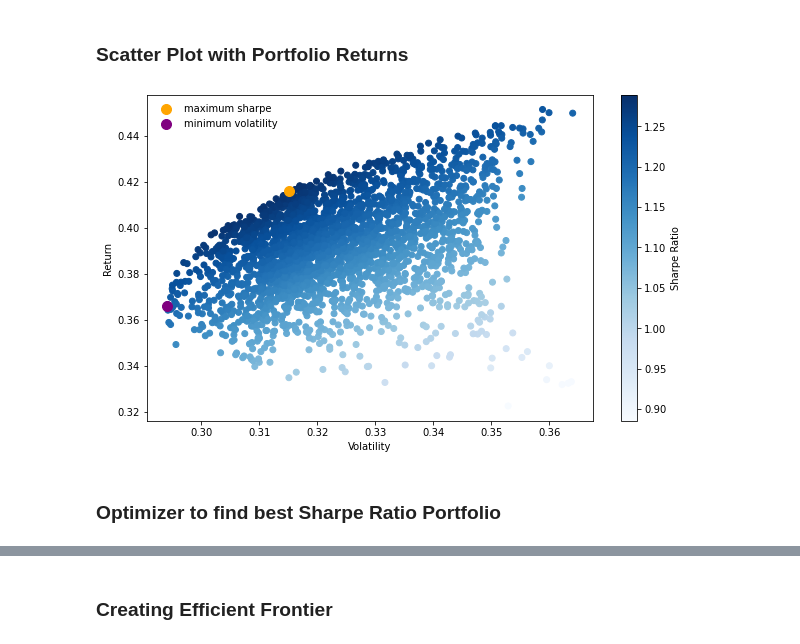
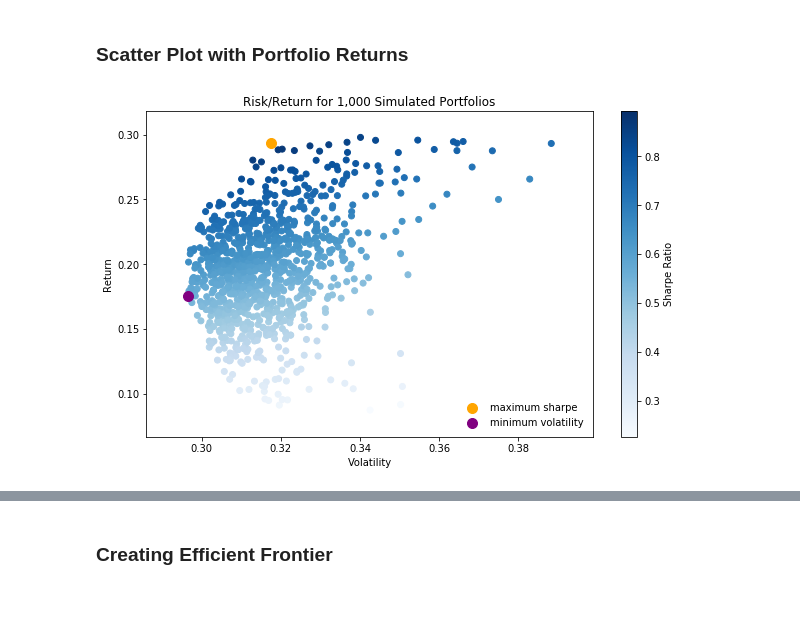
Before and after one commit to mateomarks/Portfolio-Management, a Jupyter notebook: Monte Carlo 2020.ipynb, the cells around one changed output, grey strips where cells are left out. Saved outputs shown, nothing was run; the diff lists cells and outputs as text; code cells hidden in the pictures; blank space fills up the shorter version.

```diff
--- a/Monte Carlo 2020.ipynb
+++ b/Monte Carlo 2020.ipynb
@@ -43,0 +66,15 @@ plt.show()
+# %%
+# Initial Weights
+eq_w = len_symbols * [1 / len_symbols]
+
+#Risk Free
+rf = 0.01
+
+def calculate_return(weights):
+    return np.dot(returns.mean(), weights) * 252
+
+def calculate_std_dev(weights):
+    return math.sqrt(np.dot(weights, np.dot(returns.cov(), weights)) * 252)
+
+def calculate_sharpe(weights):
+    return (calculate_return(weights) - rf) / calculate_std_dev(weights)
@@ -70,0 +99,10 @@ for x in range(num_ports):
+# %%
+np.random.seed(21)
+num_ports = 1000
+
+random_weights = np.random.random((num_ports, len(symbols)))
+random_weights = (random_weights.T / random_weights.sum(axis=1)).T
+# %%
+simulations = [(calculate_return(w), calculate_std_dev(w),calculate_sharpe(w)) for w in random_weights]
+simulations = np.array(simulations)
+simulations[:5]
@@ -98,0 +122,11 @@ MSFT       19.12
+# %%
+print("Max Sharpe Ratio using Monte Carlo Simulation: {:.3f}".format(simulations[:,2].max()))
+print_weights(random_weights[simulations[:,2].argmax(),:])
+
+min_vol_ret = simulations[simulations[:,1].argmin(),0]
+min_vol_vol = simulations[simulations[:,1].argmin(),1]
+
+max_sharpe_ret = simulations[simulations[:,2].argmax(),0]
+max_sharpe_vol = simulations[simulations[:,2].argmax(),1]
+
+max_ret_ret = simulations[simulations[:,0].argmax(),0]
@@ -100,15 +142,15 @@ MSFT       19.12
 ### Scatter Plot with Portfolio Returns
 # %%
 plt.figure(figsize=(10,6))
-plt.scatter(vol_arr, ret_arr, c=sharpe_arr, cmap='Blues')
+plt.scatter(simulations[:,1],simulations[:,0], c=simulations[:,2], cmap='Blues')
 plt.colorbar(label='Sharpe Ratio')
 plt.xlabel('Volatility')
 plt.ylabel('Return')
-plt.scatter(max_sr_vol, max_sr_ret,c='orange', s=100, label='maximum sharpe') # red dot
-plt.scatter(min_vol_vol, min_vol_ret,c='purple', s=100, label='minimum volatility') # black dot
+plt.title('Risk/Return for 1,000 Simulated Portfolios')
+plt.scatter(max_sharpe_vol, max_sharpe_ret,c='orange', s=100, label='maximum sharpe')
+plt.scatter(min_vol_vol, min_vol_ret,c='purple', s=100, label='minimum volatility')
 plt.legend(frameon=False)
+#plt.savefig('montecarlo.png')
 plt.show()
 # %% [output]
-[figure, old version]
+[figure, new version]
-# %% [markdown]
-### Optimizer to find best Sharpe Ratio Portfolio
```
Also changed, not shown: parts of 36 cells of this notebook.
